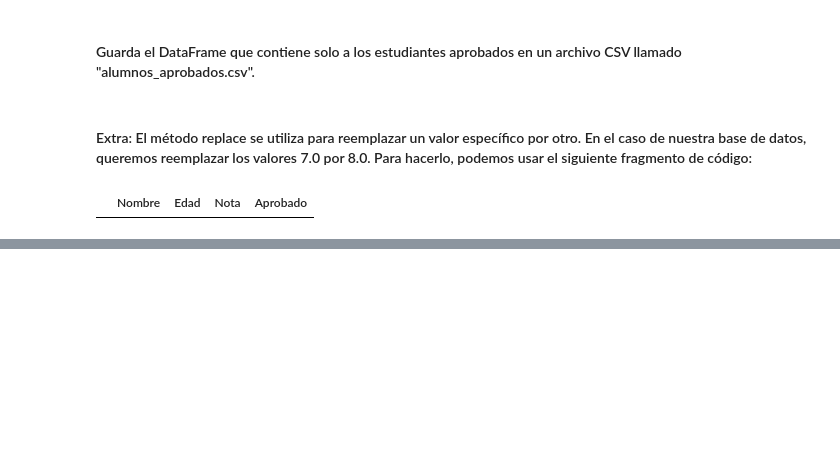
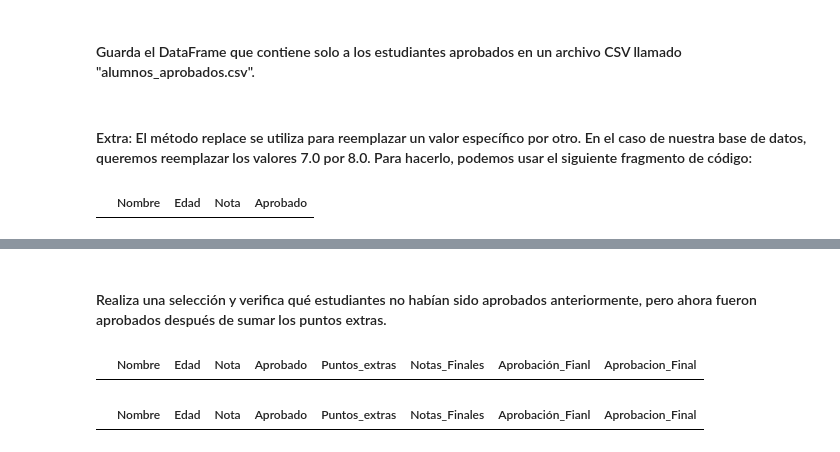
Before and after one commit to Starleen1996/Biblioteca_Pandas, a Jupyter notebook: Ejemplo_biblioteca_panda.ipynb, the cells around one changed output, grey strips where cells are left out. Cells and saved outputs as stored; diff of their text form; code cells hidden in the pictures; blank space fills up the shorter version.

```diff
--- a/Ejemplo_biblioteca_panda.ipynb
+++ b/Ejemplo_biblioteca_panda.ipynb
@@ -236,0 +313,12 @@ alumnos_aprobados = alumnos_aprobados.replace(7.0, 8.0)
+# %% [markdown]
+#### Realiza una selección y verifica qué estudiantes no habían sido aprobados anteriormente, pero ahora fueron aprobados después de sumar los puntos extras.
+# %%
+datos_ejemplo.query('Aprobado == False and Aprobacion_Final == True')
+# %% [output]
+|  | Nombre | Edad | Nota | Aprobado | Puntos_extras | Notas_Finales | Aprobación_Fianl | Aprobacion_Final |
+# %%
+# Otra Opción
+seleccion = (datos_ejemplo['Aprobado'] == False) & (datos_ejemplo['Aprobacion_Final'] == True)
+datos_ejemplo[seleccion]
+# %% [output]
+|  | Nombre | Edad | Nota | Aprobado | Puntos_extras | Notas_Finales | Aprobación_Fianl | Aprobacion_Final |
```
Also changed, not shown: parts of 8 cells of this notebook.
